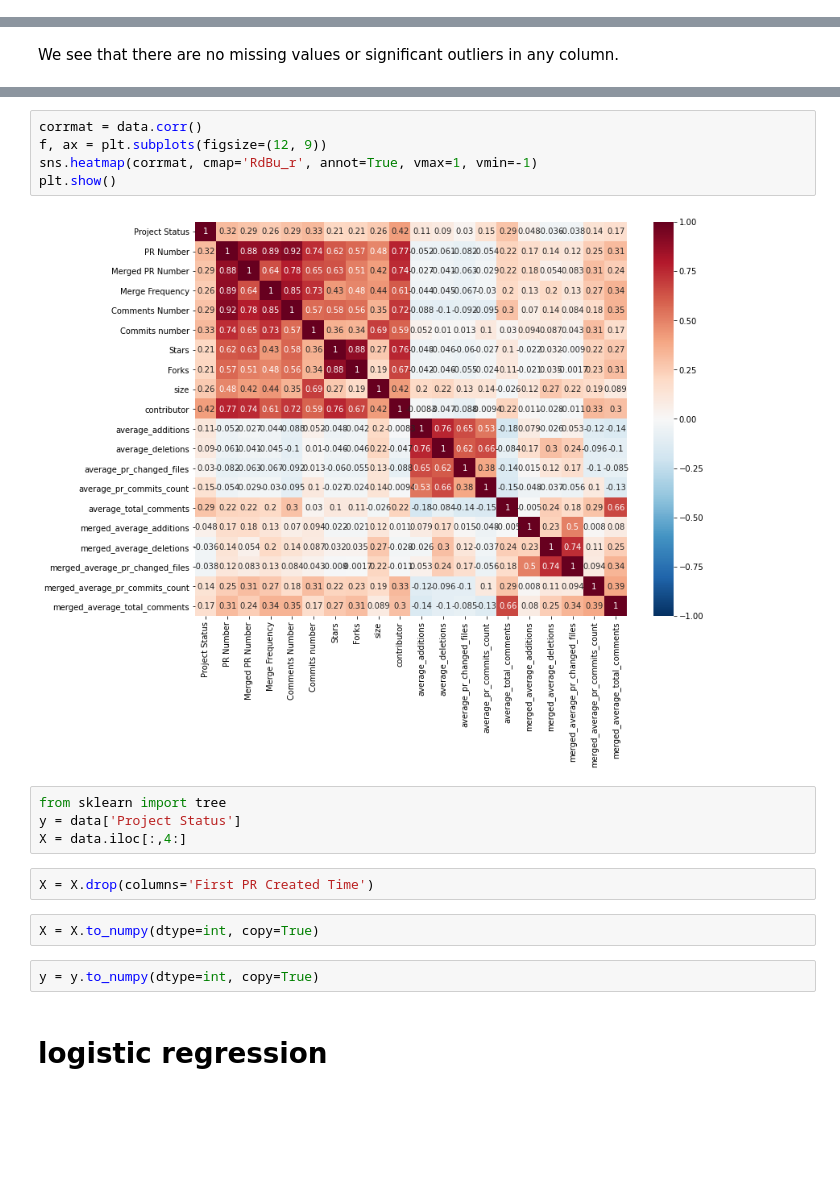
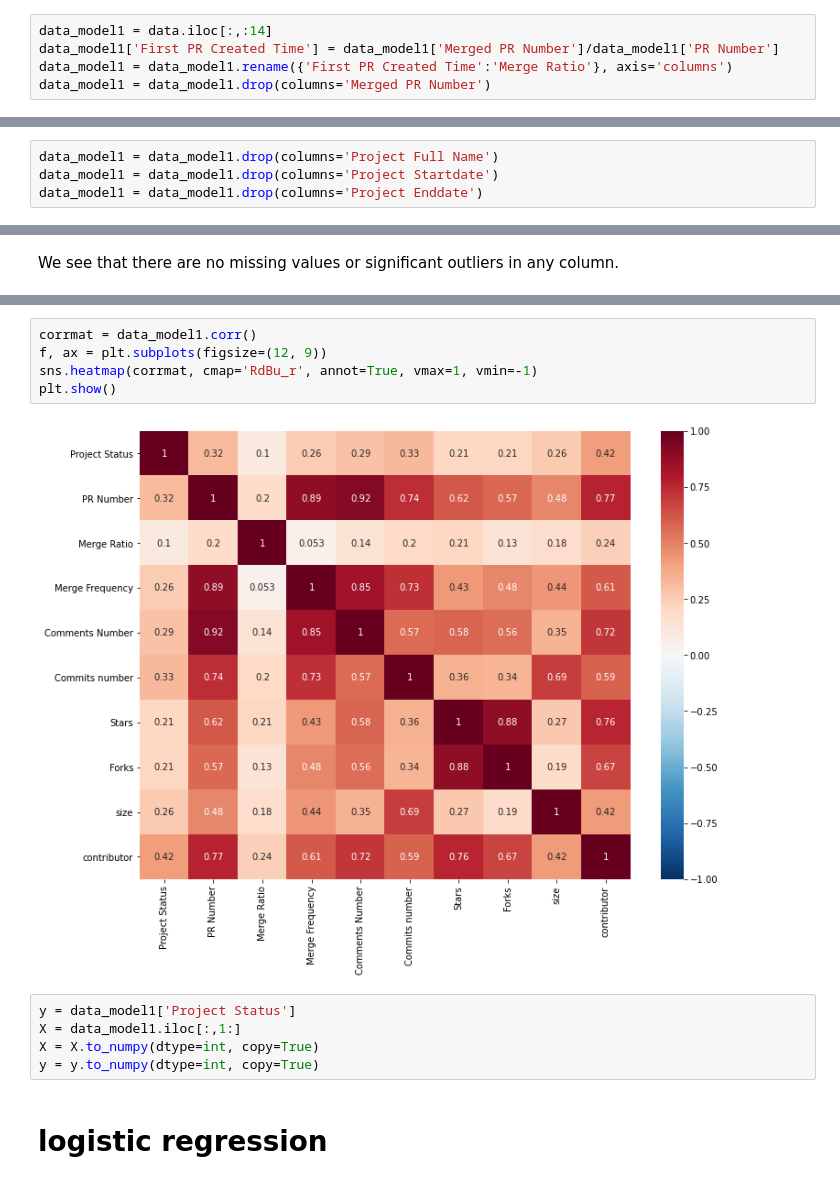
Before and after one commit to njswdwy/ECS260-Project, a Jupyter notebook: exploratory data analysis.ipynb, the cells around one changed output, grey strips where cells are left out. Saved outputs shown, nothing was run; the diff lists cells and outputs as text; blank space fills up the shorter version.

Commit message:
modify model1 result

```diff
--- a/exploratory data analysis.ipynb
+++ b/exploratory data analysis.ipynb
@@ -40 +47,6 @@ data_model1['Merged Ratio'] = data_model1['Merged PR Number']/data_model1['PR Nu
+# %%
+data_model1 = data.iloc[:,:14]
+data_model1['First PR Created Time'] = data_model1['Merged PR Number']/data_model1['PR Number']
+data_model1 = data_model1.rename({'First PR Created Time':'Merge Ratio'}, axis='columns')
+data_model1 = data_model1.drop(columns='Merged PR Number')
 # %%
@@ -85,3 +86,7 @@ data_model2
 # Exploratory data analysis
 # %% [markdown]
 # Model 1
+# %%
+data_model1 = data_model1.drop(columns='Project Full Name')
+data_model1 = data_model1.drop(columns='Project Startdate')
+data_model1 = data_model1.drop(columns='Project Enddate')
@@ -154,19 +173,14 @@ for col in num_cols:
 # %%
-corrmat = data.corr()
+corrmat = data_model1.corr()
 f, ax = plt.subplots(figsize=(12, 9))
 sns.heatmap(corrmat, cmap='RdBu_r', annot=True, vmax=1, vmin=-1)
 plt.show()
 # %% [output]
-[figure, old version]
+[figure, new version]
-# %%
-from sklearn import tree
-y = data['Project Status']
-X = data.iloc[:,4:]
-# %%
-X = X.drop(columns='First PR Created Time')
-# %%
-X = X.to_numpy(dtype=int, copy=True)
 # %%
+y = data_model1['Project Status']
+X = data_model1.iloc[:,1:]
+X = X.to_numpy(dtype=int, copy=True)
 y = y.to_numpy(dtype=int, copy=True)
 # %% [markdown]
 # logistic regression
```
Also changed, not shown: parts of 19 cells of this notebook.
